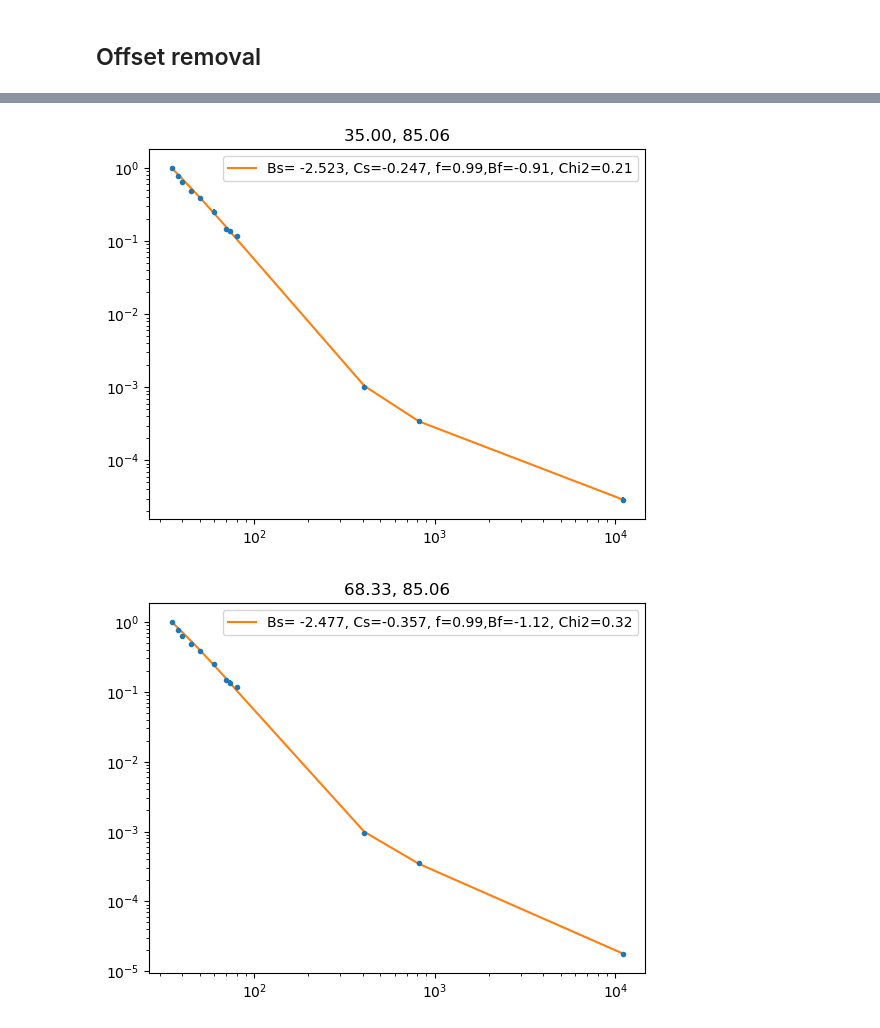
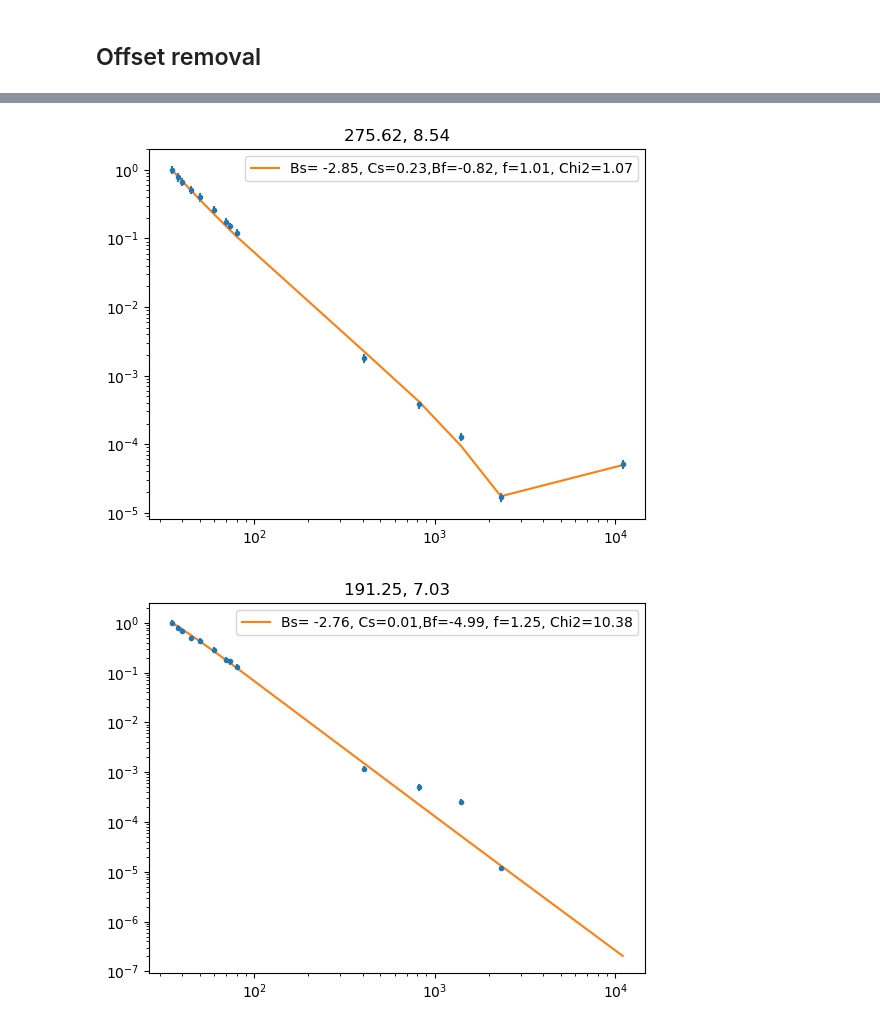
Before and after one commit to giuspugl/fitting_synchrotron, a Jupyter notebook: coarse_parameters.ipynb, the cells around one changed output, grey strips where cells are left out. Saved outputs shown, nothing was run; the diff lists cells and outputs as text; code cells hidden in the pictures.

```diff
--- a/coarse_parameters.ipynb
+++ b/coarse_parameters.ipynb
@@ -409,2 +399,10 @@ Northern survey
 Southern Survey
  11000 MHz data estimated offset:0.1022 K ± 0.0083
+# %%
+pl.figure(figsize=(15,10))
+j=0
+for fr,m in maps.items():
+
+    hp.mollview( (m.value),  title=f'{fr} MHz'  , sub=(4,4,1+j) , notext=True ,  min=0  )
+
+    j+=1
@@ -411,9 +411,9 @@ Southern Survey
 # %%
-#chipass_nans = np.ma.masked_invalid(maps[1400] ).mask
+chipass_nans = np.ma.masked_invalid(maps[1400] ).mask
 lwa_nans = np.ma.masked_invalid(maps[35] ).mask
-#jonas_nans = np.ma.masked_invalid(maps[2326]).mask
+jonas_nans = np.ma.masked_invalid(maps[2326]).mask
 quijote_mask=  np.ma.masked_invalid(maps[11000]).mask
-#common_footprint =np.logical_and( np.logical_and(np.logical_and(~lwa_nans, ~chipass_nans) , ~jonas_nans), ~quijote_mask)
-common_footprint =  np.logical_and(~lwa_nans , ~quijote_mask)
+common_footprint =np.logical_and( np.logical_and(np.logical_and(~lwa_nans, ~chipass_nans) , ~jonas_nans), ~quijote_mask)
+#common_footprint =  np.logical_and(~lwa_nans , ~quijote_mask)
 hp.mollview(common_footprint, title='common footprint' )
 # %% [output]
@@ -421,47 +421,55 @@ hp.mollview(common_footprint, title='common footprint' )
 # %%
-def fitting_sync_ff(X,  beta, cs,facta, betaf):
-   return facta * X**(beta + cs * np.log(X) ) + (1 - facta) * X**(betaf)
 
+def fitting_sync_ff(X,  beta, cs,facta, betaf ):
+   return ( facta * X**(beta + cs * np.log(X) ) + (1 - facta) * X**(betaf))
 def process_pixel(ipix):
     pixvals = np.array([m[ipix].value for m in maps.values()])
     nans = np.isnan(pixvals)
     ydat = pixvals / pixvals[0]
-    yerr = np.full_like(ydat, np.sqrt(2) * 0.1) * ydat
+    yerr = np.full_like(ydat, np.sqrt(2) * 0.1) * np.fabs(ydat)
+    p0 = np.array([-2.5,
+                   -0.1,
+                  1 ,
+                  -2.13,
+                    ])
+    ret = np.full( p0.size +2 , np.nan )
+    ret[0] = ipix
     if nans.sum():
-        return ipix, np.nan, np.nan, np.nan, np.nan, np.nan
+        return ret
     try:
-        popt, pcov = curve_fit(fitting_sync_ff, xdat, ydat, sigma=yerr,
-                               p0=np.array([-2.5, -0.1, 1 ,-2.13 ]) ,   )
+        popt, pcov = curve_fit(fitting_sync_ff, xdat, ydat, sigma=yerr,  p0=p0    )
+                               #bounds=[(-3.8, -0.5, 0), (-2.0, 0.0, 1)])
+        ret[-1] = np.sum(((ydat - fitting_sync_ff(xdat, *popt)) / yerr) ** 2)/(xdat.size -p0.size   )
+        ret [1:-1] = popt
+        return ret
+    except :
+        return ret
 
-                               #bounds=[(-3.8, -0.5, 0), (-2.0, 0.0, 1)])
-        chisquare = np.sum(((ydat - fitting_sync_ff(xdat, *popt)) / yerr) ** 2)/(xdat.size -4  )
-
-        return ipix, popt[0], popt[1], popt[2],popt[3],  chisquare
-    except :
-        return ipix, np.nan, np.nan, np.nan, np.nan , np.nan
 
 
 pixel_select= np.arange ( npix )[common_footprint ]
-xdat =   (freqs  /freqs[0])
 
-
+ifreq= np.argmin(np.abs(freqs - 35   ))
+xdat =   (freqs  /freqs[ifreq])
 betamap = np.full(hp.nside2npix(nside ), np.nan)
 fmap=  np.full(hp.nside2npix(nside ), np.nan)
 csmap = np.full(hp.nside2npix(nside ), np.nan)
 betafmap = np.full(hp.nside2npix(nside), np.nan)
 chisquare_map = np.full(hp.nside2npix(nside), np.nan)
 jj=0
-for ipix  in pixel_select[0:200000]:
+for ipix  in pixel_select[::1000]:
     pixvals = np.array([m[ipix].value for m in maps.values()])
-    ydat = pixvals / pixvals[0]
-    yerr = np.full_like(ydat, np.sqrt(2) * 0.05) * ydat
-    _, beta, cs, f,betaf, chisquare =process_pixel(ipix)
-    betamap[ipix] = beta
-    betafmap[ipix] = betaf
-    csmap[ipix] = cs
-    fmap[ipix] = f
-    chisquare_map[ipix] = chisquare
+    ydat = pixvals / pixvals[ifreq]
+    yerr = np.full_like(ydat, np.sqrt(2) * 0.1)* np.fabs(ydat)
+    fitted_params =process_pixel(ipix)
+    #  beta, cs,facta, betaf
 
+    betamap[ipix] = fitted_params[1]
+    fmap[ipix] =   fitted_params[3]
+    betafmap[ipix] = fitted_params[4]
+
+    csmap[ipix] = fitted_params[2]
+    chisquare_map[ipix] = fitted_params[-1]
 
     if jj%10==0:
         pl.figure()
@@ -470,11 +478,11 @@ for ipix  in pixel_select[0:200000]:
         pl.errorbar ( freqs ,  ydat ,yerr= yerr  ,
                         fmt='.' )
 
-        pl.plot( freqs ,  fitting_sync_ff( xdat , beta, cs, f,betaf ), label =f'Bs= {beta:.3f}, Cs={cs:.3f}, f={f:.2f},Bf={betaf:.2f}, Chi2={chisquare:.2f}' )
+        pl.plot( freqs ,  fitting_sync_ff( xdat , *fitted_params[1:-1] ),
+                label =f'Bs= {fitted_params[1]:.2f}, Cs={fitted_params[2]:.2f},Bf={fitted_params[4]:.2f}, f={fitted_params[3]:.2f}, Chi2={fitted_params[-1]:.2f}' )
 
         pl.loglog()
         pl.legend()
     jj+=1
-
     if jj== 50: break
 # %% [output]
@@ -482,2 +490,2 @@ for ipix  in pixel_select[0:200000]:
-[figure, old version]
+[figure, new version]
-[figure, old version]
+[figure, new version]
```
Also changed, not shown: parts of 18 cells of this notebook.
